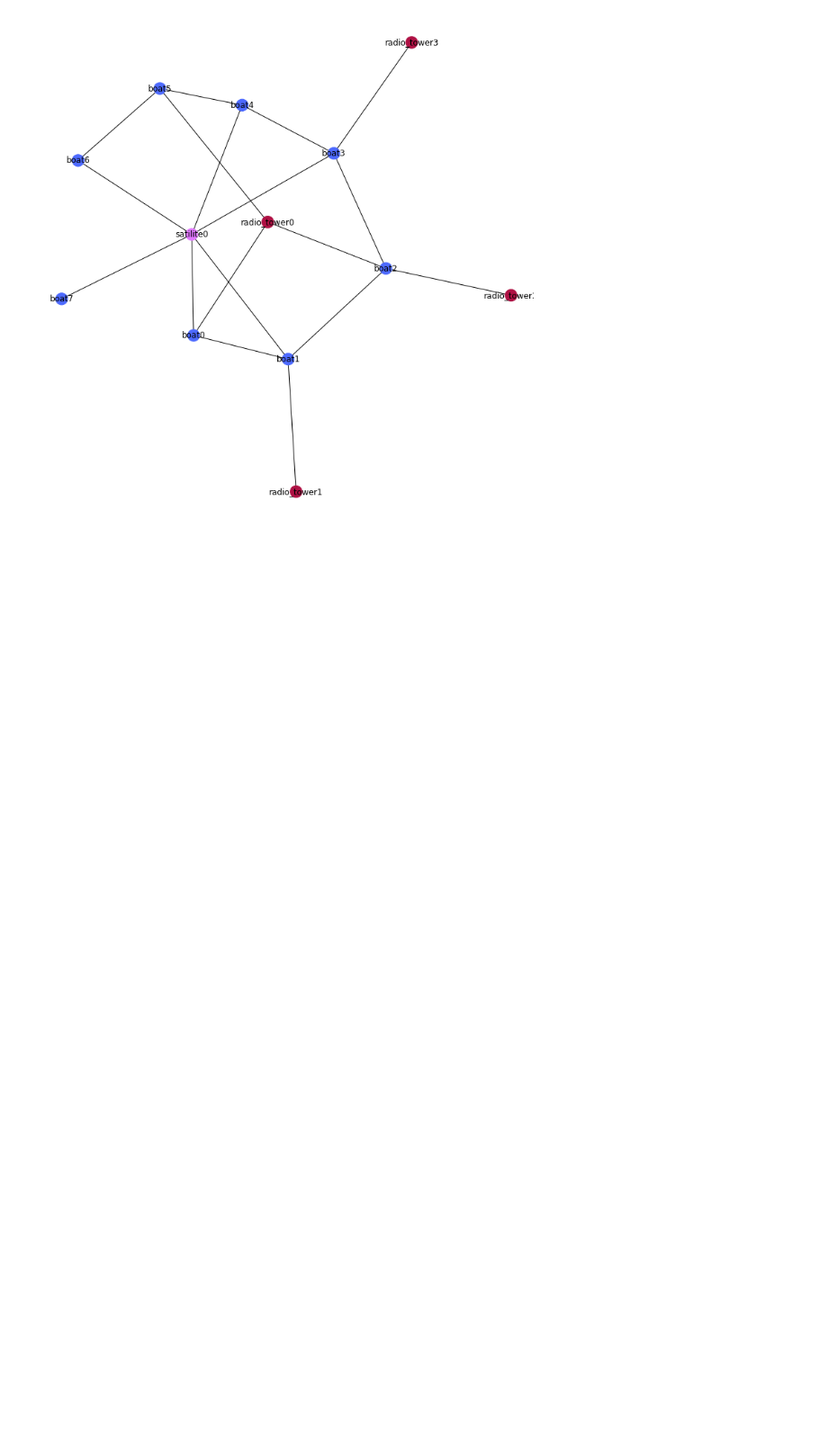
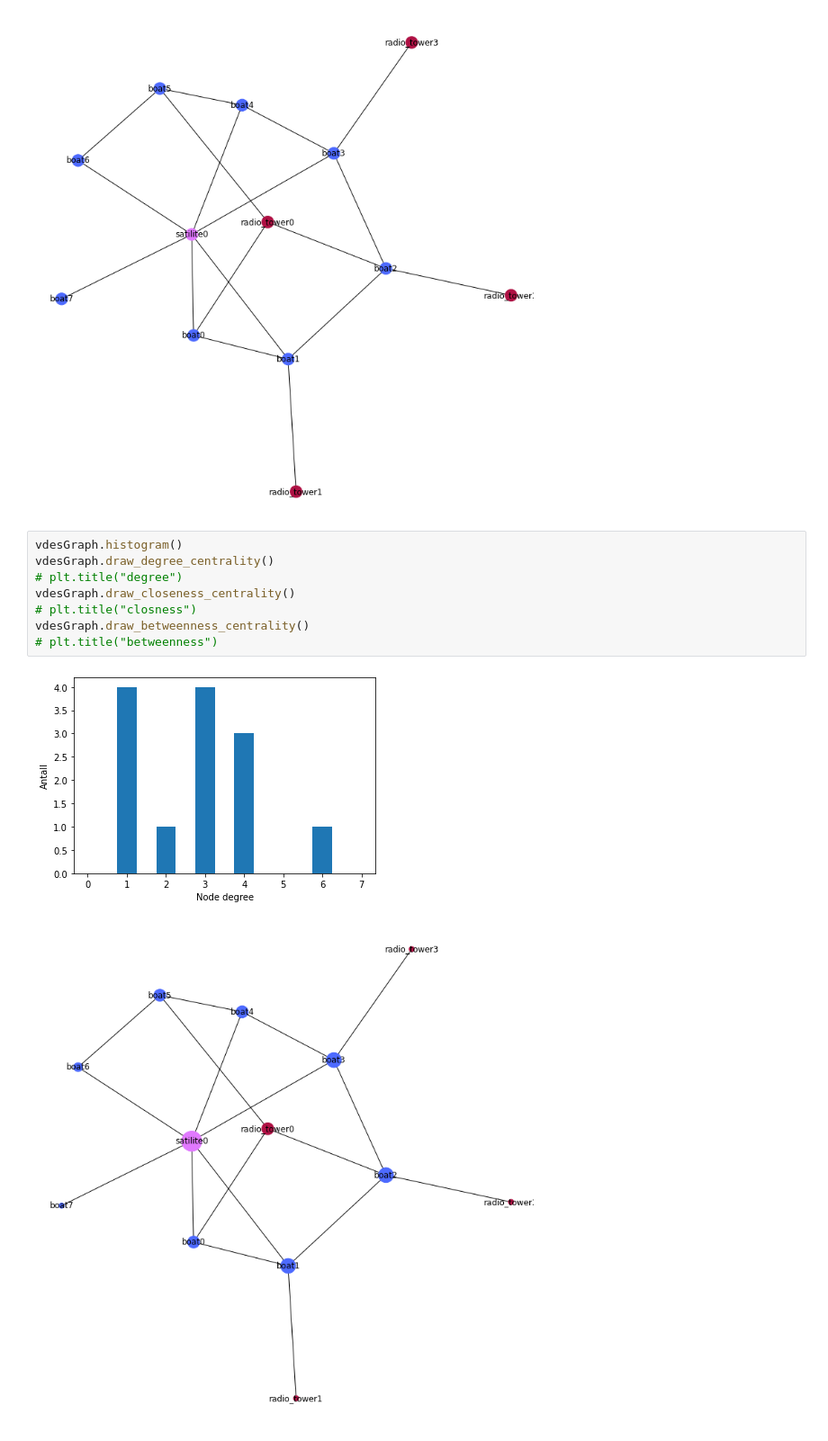
Before and after one commit to Eeaeau/TTM4185, a Jupyter notebook: Oving3-revidert-v1.ipynb, the cells around one changed output. Shown at 90% size. Saved outputs shown, nothing was run; the diff lists cells and outputs as text; blank space fills up the shorter version.

```diff
--- a/Oving3-revidert-v1.ipynb
+++ b/Oving3-revidert-v1.ipynb
@@ -753,3 +751,14 @@ vdesGraph = VDESGraph(boat_count,satellite_count,radio_tower_count)
 vdesGraph.draw()
 # %% [output]
 [figure]
+# %%
+vdesGraph.histogram()
+vdesGraph.draw_degree_centrality()
+# plt.title("degree")
+vdesGraph.draw_closeness_centrality()
+# plt.title("closness")
+vdesGraph.draw_betweenness_centrality()
+# plt.title("betweenness")
+# %% [output]
+[figure, added]
+[figure, added]
```
Also changed, not shown: parts of 4 cells of this notebook.
